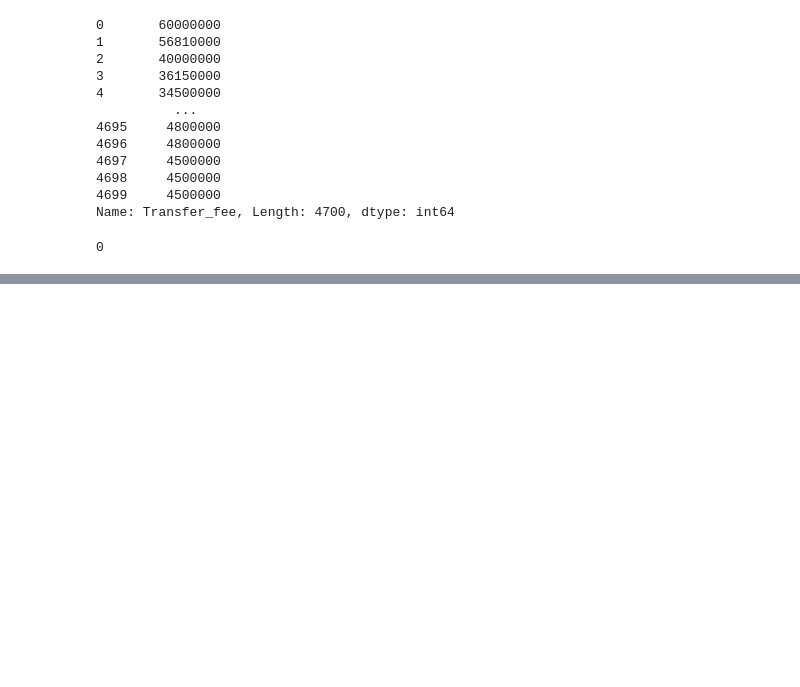
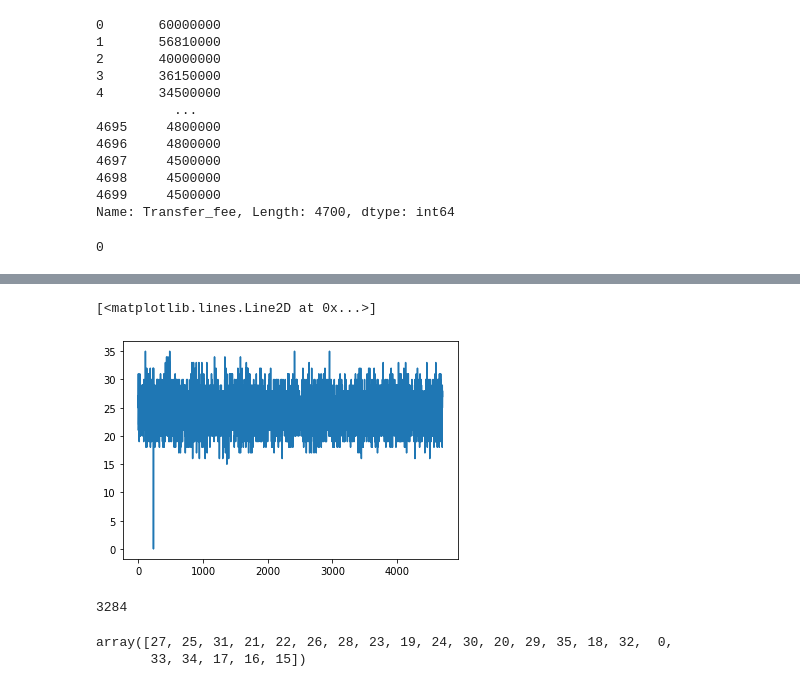
Before and after one commit to parth19184/ML_Project, a Jupyter notebook: preprocessing.ipynb, the cells around one changed output, grey strips where cells are left out. Drawn from its saved outputs; the diff is of its cells as text; code cells hidden in the pictures; blank space fills up the shorter version.

```diff
--- a/preprocessing.ipynb
+++ b/preprocessing.ipynb
@@ -85,0 +106,14 @@ whole_df["Transfer_fee"].isnull().sum()
+# %%
+plt.plot(whole_df["Age"])
+# %% [output]
+[<matplotlib.lines.Line2D at 0x...>]
+[figure, added]
+# %%
+len(whole_df[whole_df["Age"]> 22])
+# %% [output]
+3284
+# %%
+whole_df["Age"].unique()
+# %% [output]
+array([27, 25, 31, 21, 22, 26, 28, 23, 19, 24, 30, 20, 29, 35, 18, 32,  0,
+       33, 34, 17, 16, 15])
```
Also changed, not shown: parts of 20 cells of this notebook, 32 other files.
